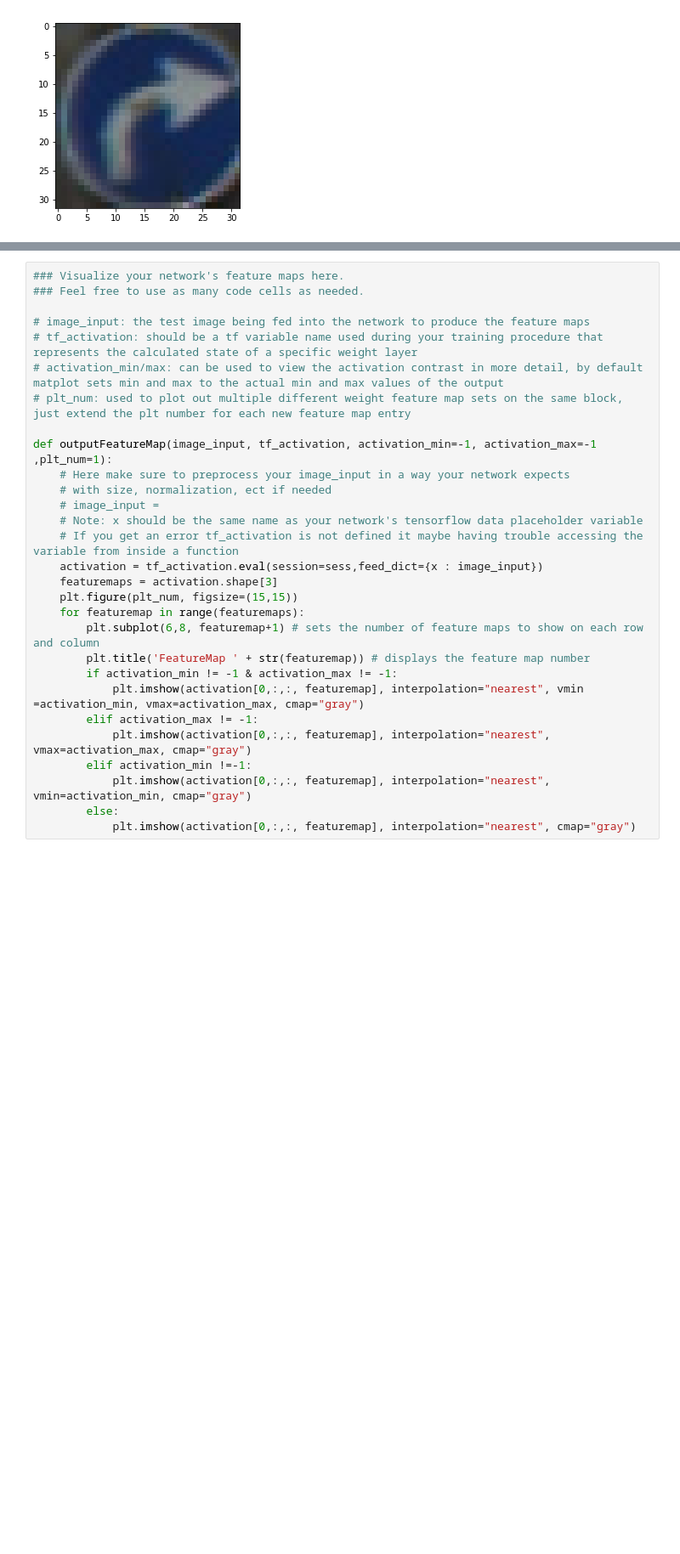
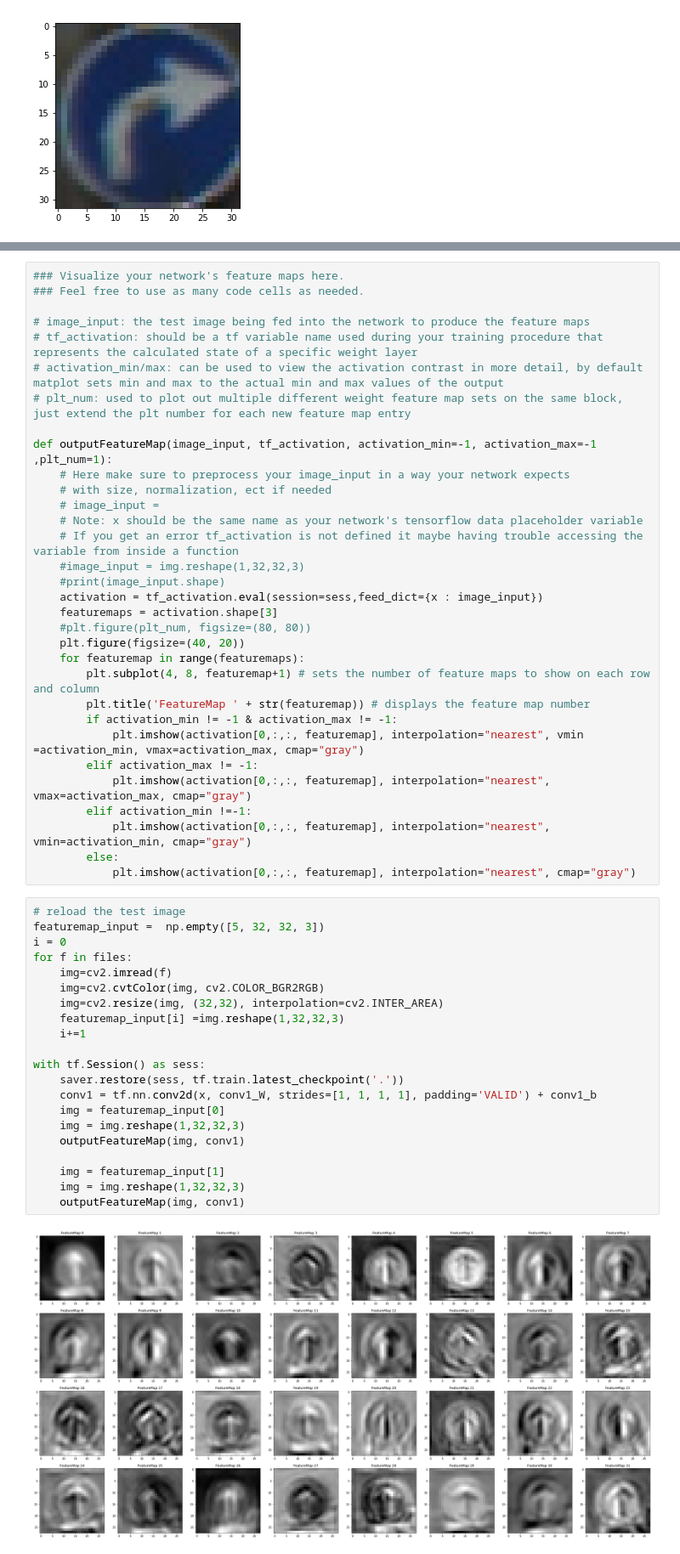
Before and after one commit to yliuosu/Self-Driving-Car, a Jupyter notebook: TrafficSignClassifier/Traffic_Sign_Classifier.ipynb, the cells around one changed output, grey strips where cells are left out. Shown at 85% size. Cells and saved outputs as stored; diff of their text form; blank space fills up the shorter version.

Commit message:
docs: Add the code the visualize the feature map from the first convolutional layer

```diff
--- a/TrafficSignClassifier/Traffic_Sign_Classifier.ipynb
+++ b/TrafficSignClassifier/Traffic_Sign_Classifier.ipynb
@@ -728,11 +722,14 @@ def outputFeatureMap(image_input, tf_activation, activation_min=-1, activation_m
     # image_input =
     # Note: x should be the same name as your network's tensorflow data placeholder variable
     # If you get an error tf_activation is not defined it maybe having trouble accessing the variable from inside a function
+    #image_input = img.reshape(1,32,32,3)
+    #print(image_input.shape)
     activation = tf_activation.eval(session=sess,feed_dict={x : image_input})
     featuremaps = activation.shape[3]
-    plt.figure(plt_num, figsize=(15,15))
+    #plt.figure(plt_num, figsize=(80, 80))
+    plt.figure(figsize=(40, 20))
     for featuremap in range(featuremaps):
-        plt.subplot(6,8, featuremap+1) # sets the number of feature maps to show on each row and column
+        plt.subplot(4, 8, featuremap+1) # sets the number of feature maps to show on each row and column
         plt.title('FeatureMap ' + str(featuremap)) # displays the feature map number
         if activation_min != -1 & activation_max != -1:
             plt.imshow(activation[0,:,:, featuremap], interpolation="nearest", vmin =activation_min, vmax=activation_max, cmap="gray")
@@ -742,3 +739,26 @@ def outputFeatureMap(image_input, tf_activation, activation_min=-1, activation_m
             plt.imshow(activation[0,:,:, featuremap], interpolation="nearest", vmin=activation_min, cmap="gray")
         else:
             plt.imshow(activation[0,:,:, featuremap], interpolation="nearest", cmap="gray")
+# %%
+# reload the test image
+featuremap_input =  np.empty([5, 32, 32, 3])
+i = 0
+for f in files:
+    img=cv2.imread(f)
+    img=cv2.cvtColor(img, cv2.COLOR_BGR2RGB)
+    img=cv2.resize(img, (32,32), interpolation=cv2.INTER_AREA)
+    featuremap_input[i] =img.reshape(1,32,32,3)
+    i+=1
+
+with tf.Session() as sess:
+    saver.restore(sess, tf.train.latest_checkpoint('.'))
+    conv1 = tf.nn.conv2d(x, conv1_W, strides=[1, 1, 1, 1], padding='VALID') + conv1_b
+    img = featuremap_input[0]
+    img = img.reshape(1,32,32,3)
+    outputFeatureMap(img, conv1)
+
+    img = featuremap_input[1]
+    img = img.reshape(1,32,32,3)
+    outputFeatureMap(img, conv1)
+# %% [output]
+[figure, added]
```
Also changed, not shown: parts of 6 cells of this notebook.
